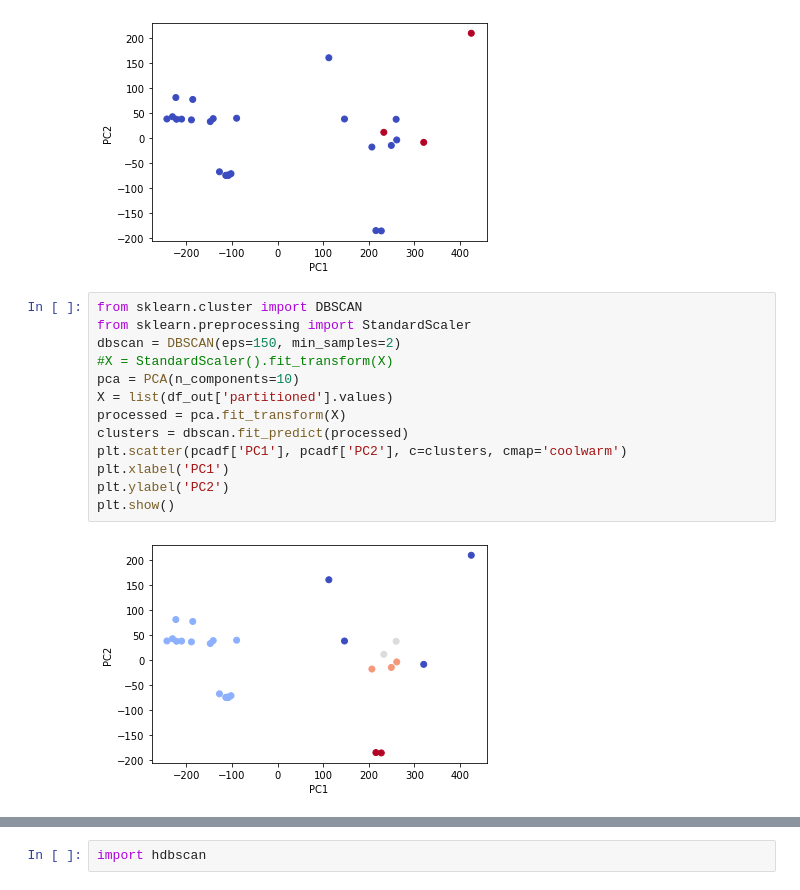
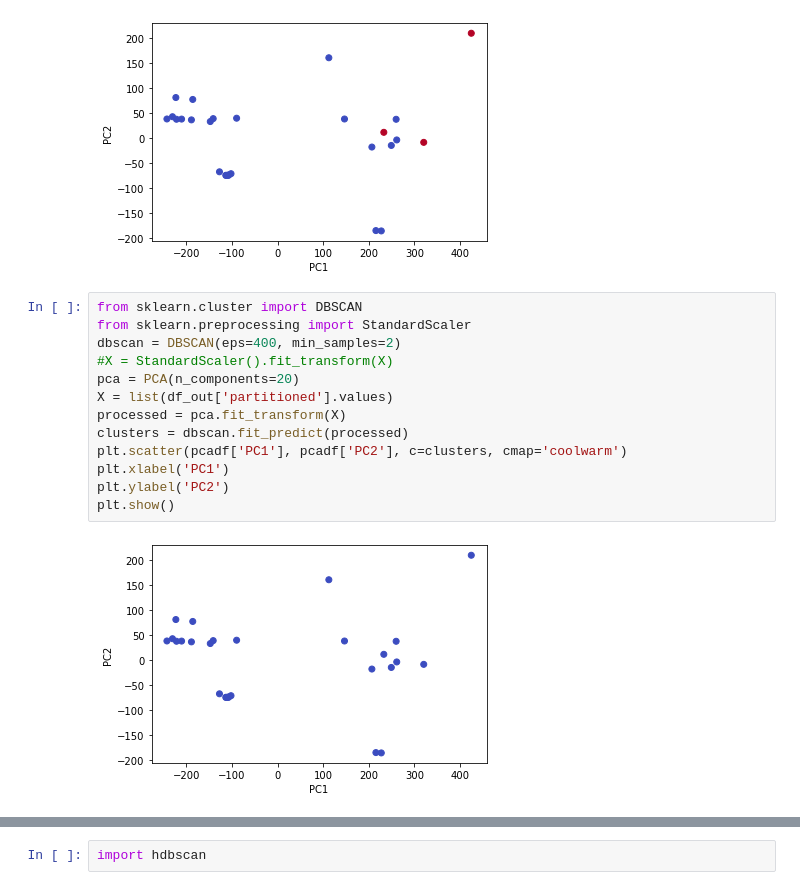
Before and after one commit to ey-l/explainable-discretization, a Jupyter notebook: notebooks/emd-kl.ipynb, the cells around one changed output, grey strips where cells are left out. Cells and saved outputs as stored; diff of their text form.

```diff
--- a/notebooks/emd-kl.ipynb
+++ b/notebooks/emd-kl.ipynb
@@ -320,18 +310,18 @@ plt.show()
 # %%
 from sklearn.cluster import DBSCAN
 from sklearn.preprocessing import StandardScaler
-dbscan = DBSCAN(eps=150, min_samples=2)
+dbscan = DBSCAN(eps=400, min_samples=2)
 #X = StandardScaler().fit_transform(X)
-pca = PCA(n_components=10)
+pca = PCA(n_components=20)
 X = list(df_out['partitioned'].values)
 processed = pca.fit_transform(X)
 clusters = dbscan.fit_predict(processed)
 plt.scatter(pcadf['PC1'], pcadf['PC2'], c=clusters, cmap='coolwarm')
 plt.xlabel('PC1')
 plt.ylabel('PC2')
 plt.show()
 # %% [output]
-[figure, old version]
+[figure, new version]
 # %%
 df_out['cluster'] = clusters
 df_out['PC1'] = pcadf['PC1']
```
Also changed, not shown: parts of 3 cells of this notebook, 15 other files.
